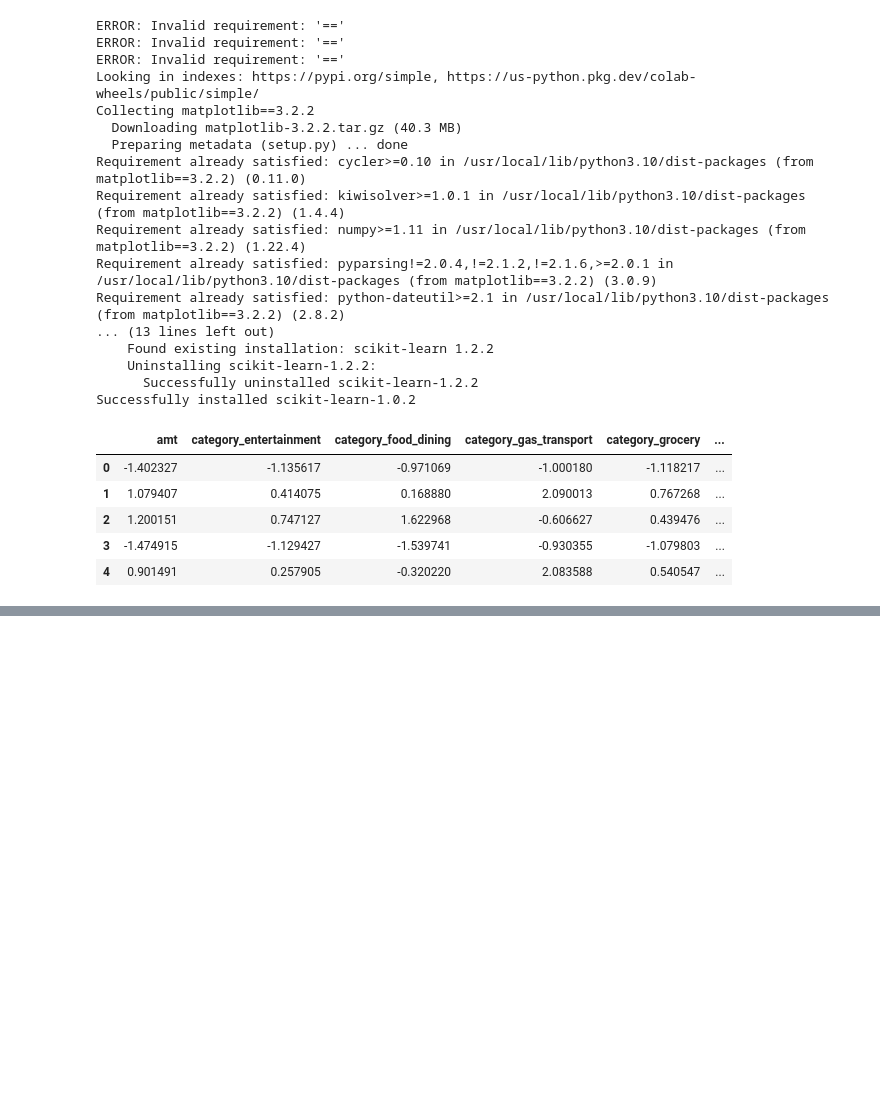
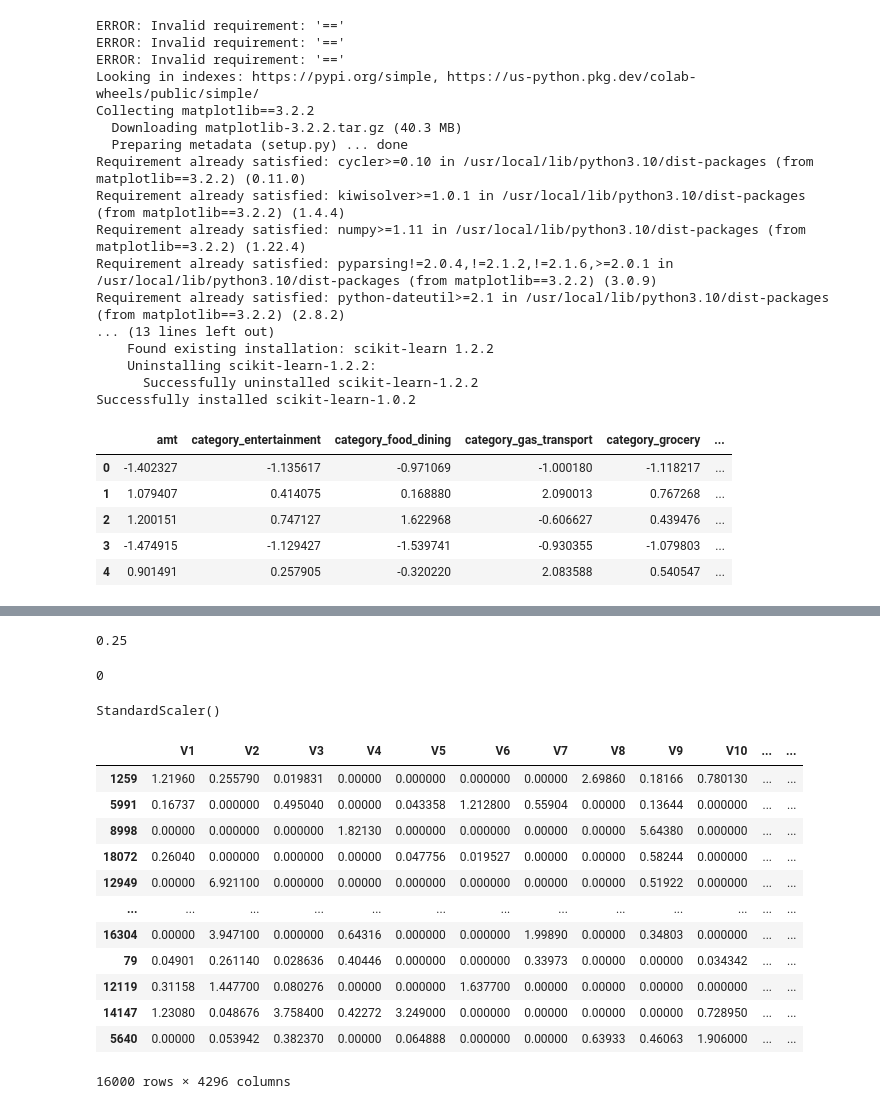
Before and after one commit to YooSeungWan12/ex02, a Jupyter notebook: 13_주성분분석_PCA_차원축소.ipynb, the cells around one changed output, grey strips where cells are left out. Saved outputs shown, nothing was run; the diff lists cells and outputs as text; code cells hidden in the pictures; blank space fills up the shorter version.

```diff
--- a/13_주성분분석_PCA_차원축소.ipynb
+++ b/13_주성분분석_PCA_차원축소.ipynb
@@ -75,0 +158,4 @@ data.head()
+# %%
+file_url= 'https://media.githubusercontent.com/media/musthave-ML10/data_source/main/anonymous.csv'
+data=pd.read_csv(file_url)
+data.head()
@@ -75,0 +170,8 @@ data.head()
+# %%
+data['class'].mean()#종속변수의 평균확인
+# %% [output]
+0.25
+# %%
+data.isna().sum().sum()#결측치확인
+# %% [output]
+0
@@ -75,0 +180,25 @@ data.head()
+# %%
+X_train,X_test,y_train,y_test = train_test_split(data.drop('class',axis=1),data['class'],test_size=0.2,random_state=100)
+#학습셋,실험셋 분리
+# %%
+from sklearn.preprocessing import StandardScaler # 임포트
+scaler = StandardScaler() # 스케일러 객체 생성
+scaler.fit(X_train) # 학습
+# %% [output]
+StandardScaler()
+# %%
+X_train
+# %% [output]
+|  | V1 | V2 | V3 | V4 | V5 | V6 | V7 | V8 | V9 | V10 | ... | ... |
+| 1259 | 1.21960 | 0.255790 | 0.019831 | 0.00000 | 0.000000 | 0.000000 | 0.00000 | 2.69860 | 0.18166 | 0.780130 | ... | ... |
+| 5991 | 0.16737 | 0.000000 | 0.495040 | 0.00000 | 0.043358 | 1.212800 | 0.55904 | 0.00000 | 0.13644 | 0.000000 | ... | ... |
+| 8998 | 0.00000 | 0.000000 | 0.000000 | 1.82130 | 0.000000 | 0.000000 | 0.00000 | 0.00000 | 5.64380 | 0.000000 | ... | ... |
+| 18072 | 0.26040 | 0.000000 | 0.000000 | 0.00000 | 0.047756 | 0.019527 | 0.00000 | 0.00000 | 0.58244 | 0.000000 | ... | ... |
+| 12949 | 0.00000 | 6.921100 | 0.000000 | 0.00000 | 0.000000 | 0.000000 | 0.00000 | 0.00000 | 0.51922 | 0.000000 | ... | ... |
+| ... | ... | ... | ... | ... | ... | ... | ... | ... | ... | ... | ... | ... |
+| 16304 | 0.00000 | 3.947100 | 0.000000 | 0.64316 | 0.000000 | 0.000000 | 1.99890 | 0.00000 | 0.34803 | 0.000000 | ... | ... |
+| 79 | 0.04901 | 0.261140 | 0.028636 | 0.40446 | 0.000000 | 0.000000 | 0.33973 | 0.00000 | 0.00000 | 0.034342 | ... | ... |
+| 12119 | 0.31158 | 1.447700 | 0.080276 | 0.00000 | 0.000000 | 1.637700 | 0.00000 | 0.00000 | 0.00000 | 0.000000 | ... | ... |
+| 14147 | 1.23080 | 0.048676 | 3.758400 | 0.42272 | 3.249000 | 0.000000 | 0.00000 | 0.00000 | 0.00000 | 0.728950 | ... | ... |
+| 5640 | 0.00000 | 0.053942 | 0.382370 | 0.00000 | 0.064888 | 0.000000 | 0.00000 | 0.63933 | 0.46063 | 1.906000 | ... | ... |
+16000 rows × 4296 columns
```
Also changed, not shown: parts of 26 cells of this notebook.
